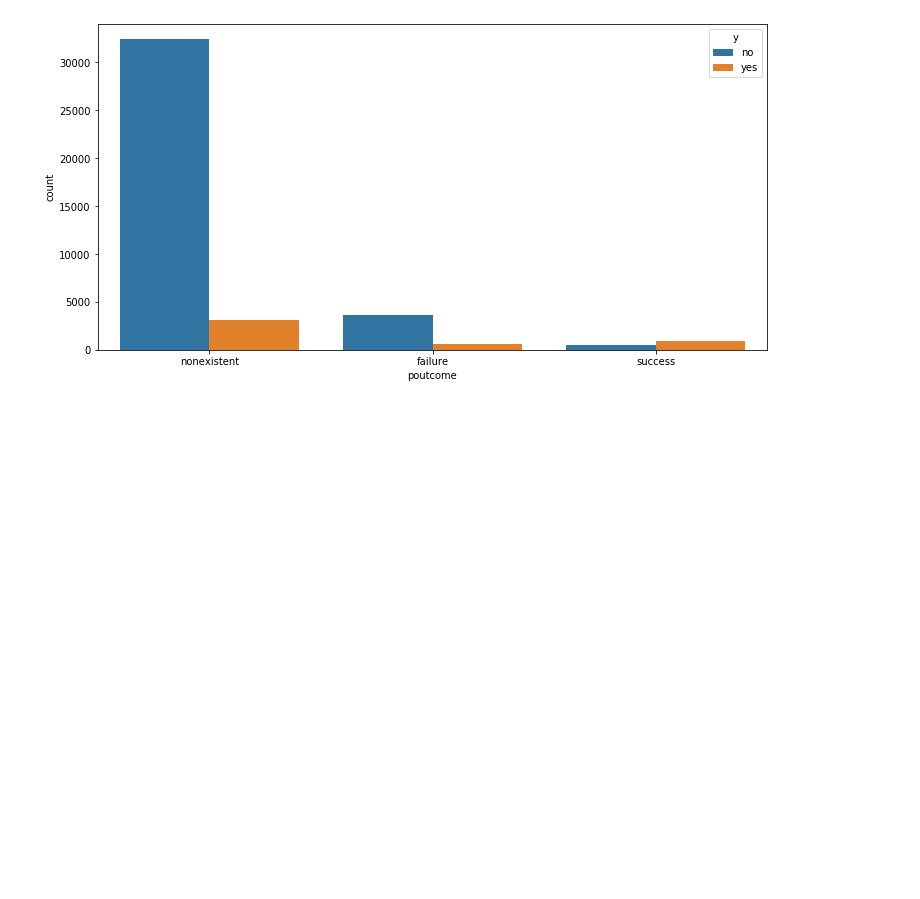
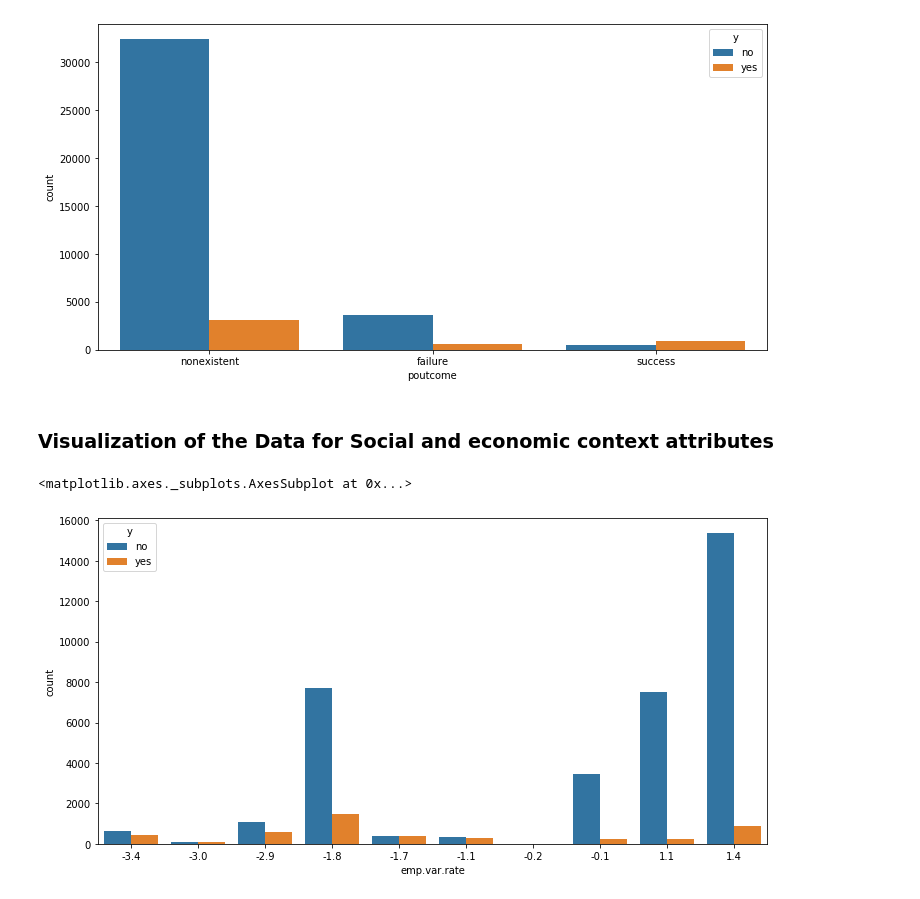
Before and after one commit to kavehamini/Bank_Marketing, a Jupyter notebook: Bank_Marketing.ipynb, the cells around one changed output. Cells and saved outputs as stored; diff of their text form; code cells hidden in the pictures; blank space fills up the shorter version.

```diff
--- a/Bank_Marketing.ipynb
+++ b/Bank_Marketing.ipynb
@@ -254,0 +253,9 @@ Visualization of the Data for Social and economic context attributes
+# %% [markdown]
+### Visualization of the Data for Social and economic context attributes
+# %%
+#plotting the number of successful campaigns with regards to employment variation rate - quarterly indicator
+plt.figure(figsize=(12,6))
+sns.countplot(x='emp.var.rate', data=df, hue='y')
+# %% [output]
+<matplotlib.axes._subplots.AxesSubplot at 0x...>
+[figure, added]
```
Also changed, not shown: parts of 3 cells of this notebook.
